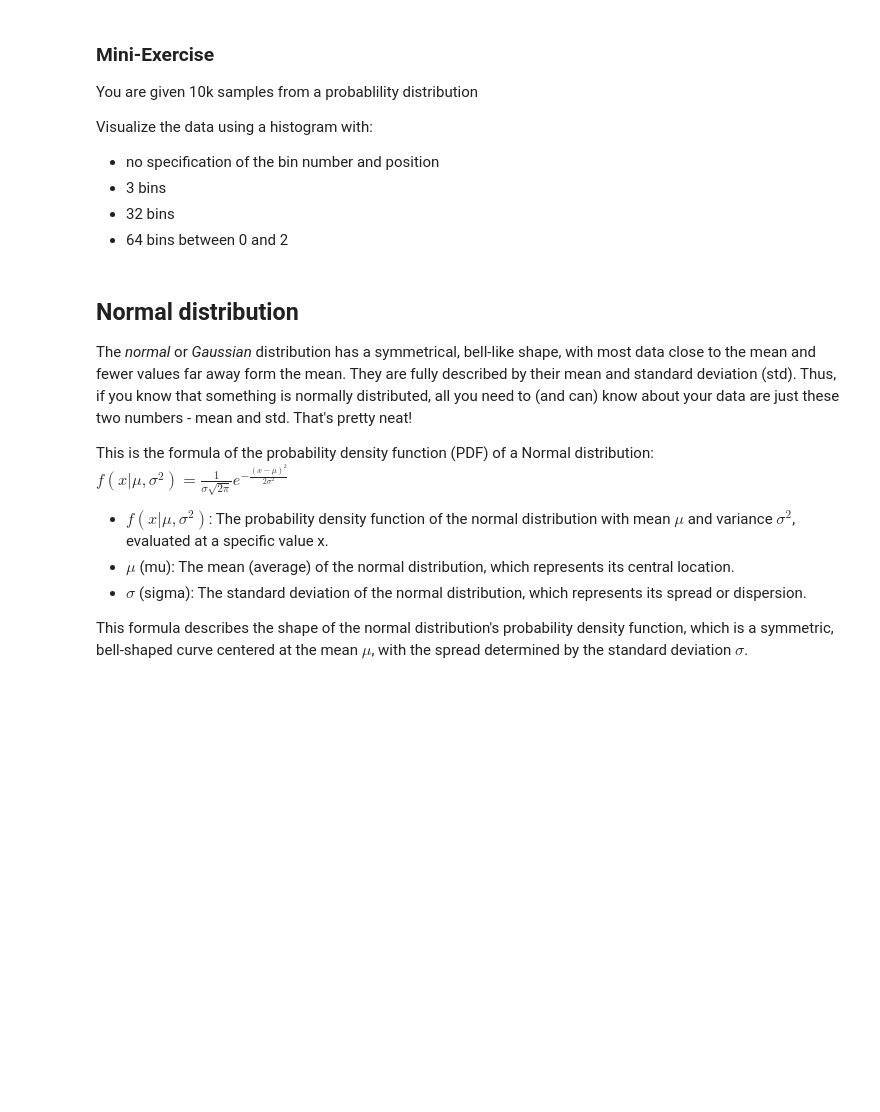
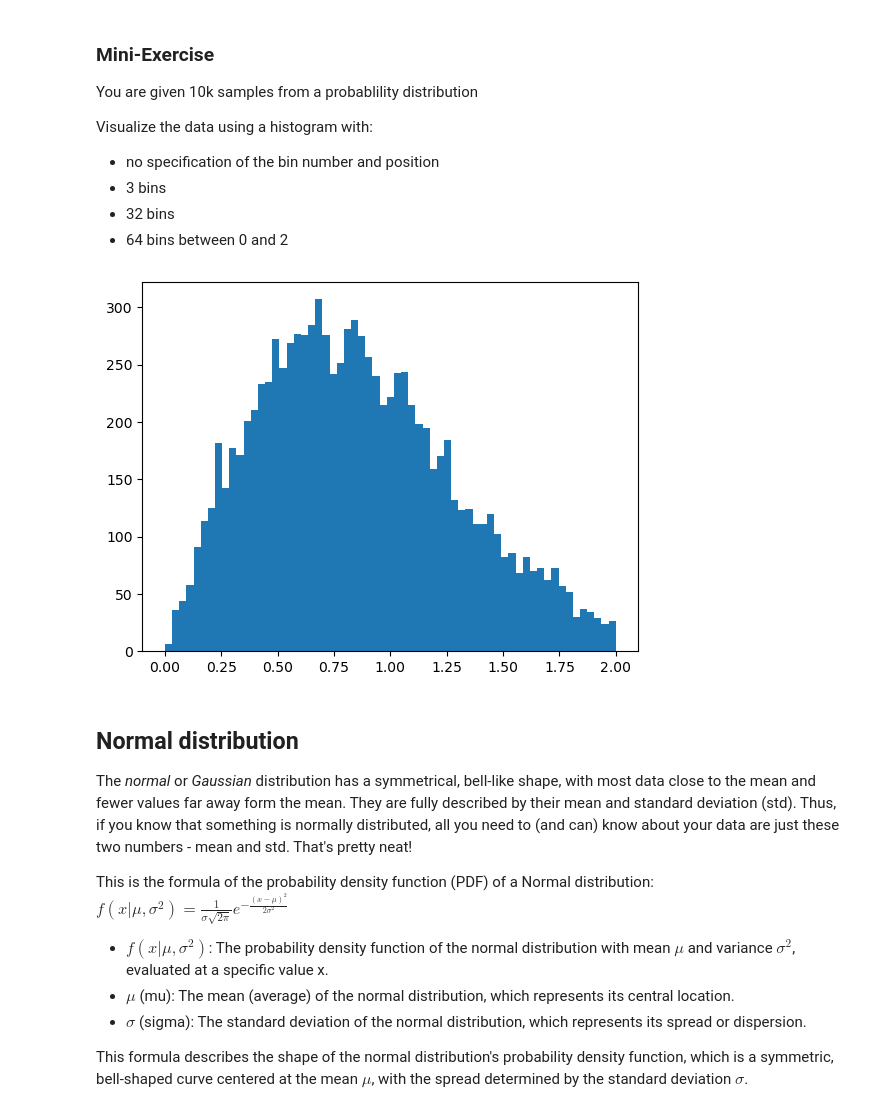
Before and after one commit to janclemenslab/neu715, a Jupyter notebook: docs/_sources/lectures/lecture 5/5.01_probabilities.ipynb, the cells around one changed output. Drawn from its saved outputs; the diff is of its cells as text; code cells hidden in the pictures; blank space fills up the shorter version.

```diff
--- a/docs/_sources/lectures/lecture 5/5.01_probabilities.ipynb
+++ b/docs/_sources/lectures/lecture 5/5.01_probabilities.ipynb
@@ -89,7 +80,11 @@ Visualize the data using a histogram with:
 # %%
 x = np.random.weibull(2, (10_000))  # generate 10k random numbers from a probability distribution
 
 # your solution here
+plt.hist(x, bins=np.linspace(0, 2, 64))
+plt.show()
+# %% [output]
+[figure, added]
 # %% [markdown]
 ## Normal distribution
 The _normal_ or _Gaussian_ distribution has a symmetrical, bell-like shape, with most data close to the mean and fewer values far away form the mean. They are fully described by their mean and standard deviation (std). Thus, if you know that something is normally distributed, all you need to (and can) know about your data are just these two numbers - mean and std. That's pretty neat!
```
Also changed, not shown: parts of 6 cells of this notebook, 12 other files.
